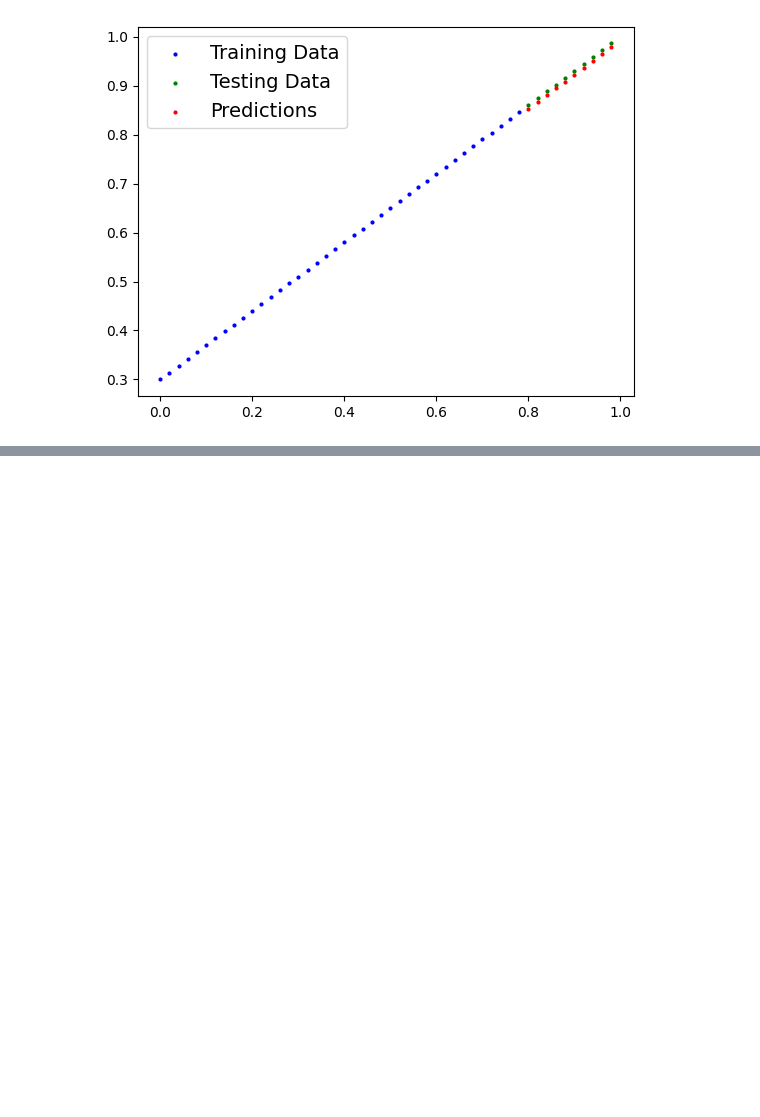
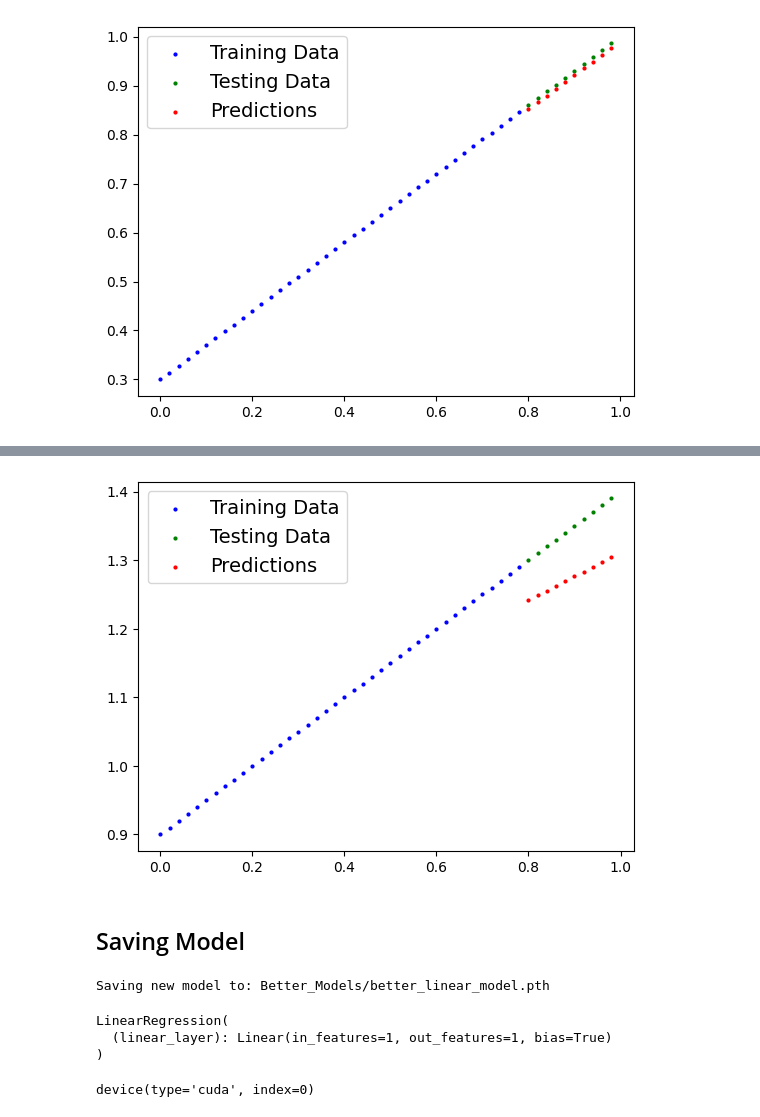
Before and after one commit to Enzo-Olivieri/Learning-PyTorch, a Jupyter notebook: 01_My_PyTorch_Workflow_Fundamentals.ipynb, the cells around one changed output, grey strips where cells are left out. Saved outputs shown, nothing was run; the diff lists cells and outputs as text; code cells hidden in the pictures; blank space fills up the shorter version.

```diff
--- a/01_My_PyTorch_Workflow_Fundamentals.ipynb
+++ b/01_My_PyTorch_Workflow_Fundamentals.ipynb
@@ -298,0 +387,15 @@ plot_predictions(predictions = y_preds_new)
+# %%
+class LinearRegression(nn.Module):
+  def __init__(self):
+    super().__init__()
+
+    #inintilise linear layer which initializes model parameters
+    self.linear_layer = nn.Linear(in_features = 1,
+                             out_features = 1)
+
+    # forward propagation method
+  def forward(self, x: torch.Tensor) -> torch.Tensor:
+    return self.linear_layer(x) #perform the linear regression formula
+# %%
+model = LinearRegression()
+model.state_dict()
@@ -298,0 +417,6 @@ plot_predictions(predictions = y_preds_new)
+# %%
+# Put the data on the GPU
+X_train = X_train.to(device)
+y_train = y_train.to(device)
+X_test = X_test.to(device)
+y_test = y_test.to(device)
@@ -298,0 +509,6 @@ plot_predictions(predictions = y_preds_new)
+# %%
+model.eval()
+
+with torch.inference_mode():
+  y_preds = model(X_test)
+y_preds
@@ -298,0 +533,26 @@ plot_predictions(predictions = y_preds_new)
+# %%
+plot_predictions(predictions=y_preds.cpu())
+# %% [output]
+[figure, added]
+# %% [markdown]
+## Saving Model
+# %%
+from os import mkdir
+from pathlib import Path
+
+# create model path
+BETTER_MODELS_PATH = Path("Better_Models")
+
+# make the directory
+BETTER_MODELS_PATH.mkdir(parents = True, exist_ok = True)
+
+# Create model save path
+new_model_name = "better_linear_model.pth"
+
+NEW_MODEL_SAVE_PATH = BETTER_MODELS_PATH / new_model_name
+
+# Saving the model state_dict()
+print(f"Saving new model to: {NEW_MODEL_SAVE_PATH}")
+torch.save(obj = model.state_dict(), f = NEW_MODEL_SAVE_PATH)
+# %% [output]
+Saving new model to: Better_Models/better_linear_model.pth
@@ -298,0 +561,18 @@ plot_predictions(predictions = y_preds_new)
+# %%
+# Create new isntance of model
+loaded_model = LinearRegression()
+
+# Load saved model state_dict()
+
+loaded_model.load_state_dict(torch.load(NEW_MODEL_SAVE_PATH))
+
+# Put the loaded model to device
+loaded_model.to(device)
+# %% [output]
+LinearRegression(
+  (linear_layer): Linear(in_features=1, out_features=1, bias=True)
+)
+# %%
+next(loaded_model.parameters()).device
+# %% [output]
+device(type='cuda', index=0)
```
Also changed, not shown: parts of 43 cells of this notebook.
